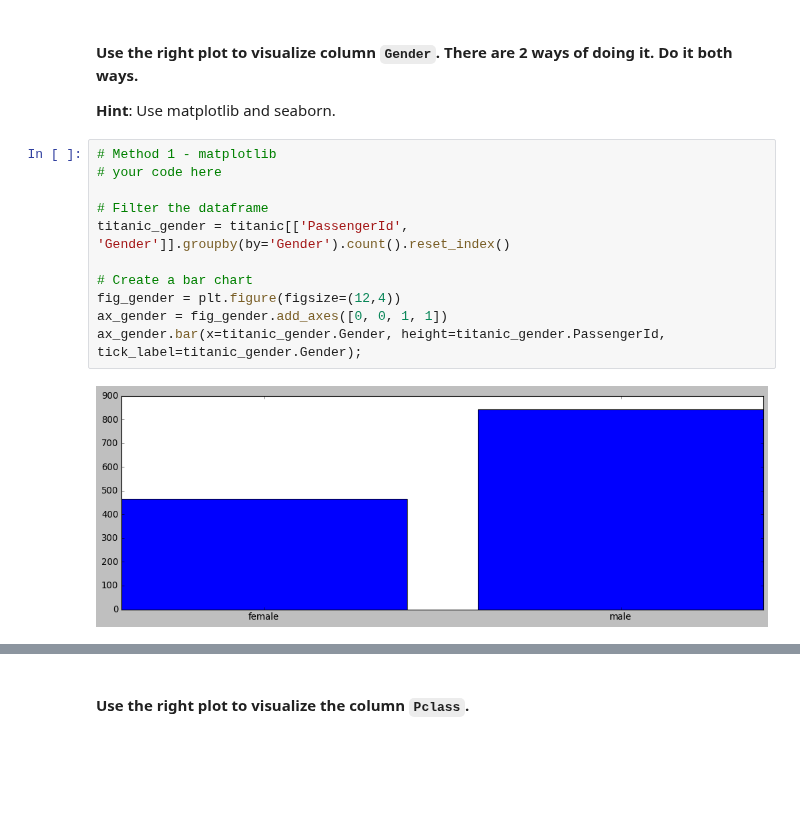
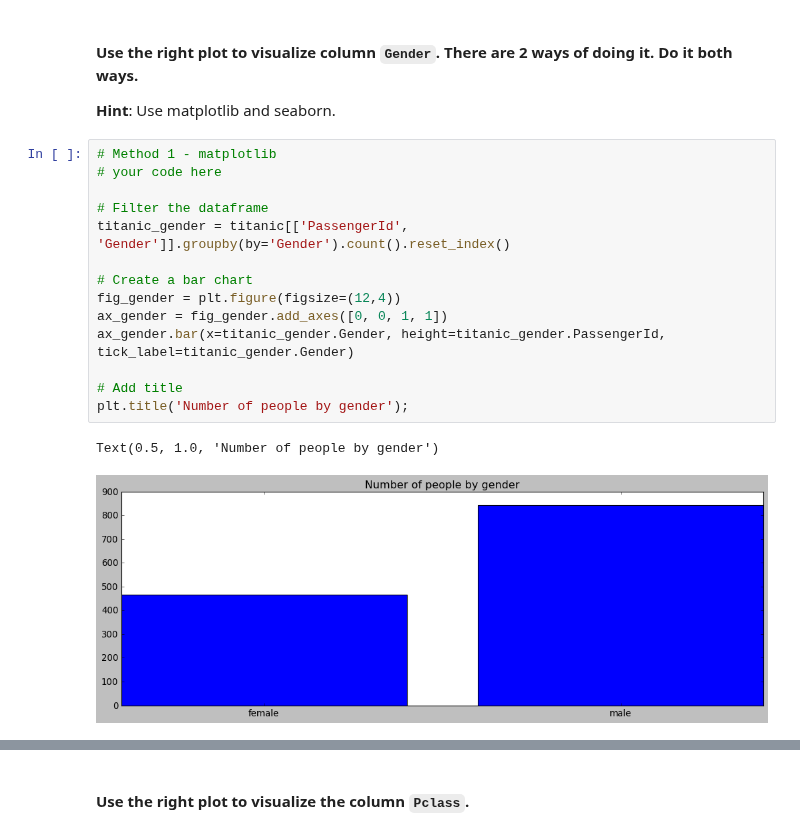
Before and after one commit to gabrielanakasato/ironhack-daft, a Jupyter notebook: labs/lab-w04/05-matplotlib-seaborn/your-code/main.ipynb, the cells around one changed output, grey strips where cells are left out. Cells and saved outputs as stored; diff of their text form; blank space fills up the shorter version.

```diff
--- a/labs/lab-w04/05-matplotlib-seaborn/your-code/main.ipynb
+++ b/labs/lab-w04/05-matplotlib-seaborn/your-code/main.ipynb
@@ -332,16 +357,20 @@ sns.distplot(titanic['Age']);
 # %%
 # Method 1 - matplotlib
 # your code here
 
 # Filter the dataframe
 titanic_gender = titanic[['PassengerId', 'Gender']].groupby(by='Gender').count().reset_index()
 
 # Create a bar chart
 fig_gender = plt.figure(figsize=(12,4))
 ax_gender = fig_gender.add_axes([0, 0, 1, 1])
-ax_gender.bar(x=titanic_gender.Gender, height=titanic_gender.PassengerId, tick_label=titanic_gender.Gender);
+ax_gender.bar(x=titanic_gender.Gender, height=titanic_gender.PassengerId, tick_label=titanic_gender.Gender)
+
+# Add title
+plt.title('Number of people by gender');
 # %% [output]
+Text(0.5, 1.0, 'Number of people by gender')
-[figure, old version]
+[figure, new version]
 # %%
 # Method 2 - seaborn
 # your code here
```
Also changed, not shown: parts of 28 cells of this notebook, 3 other files.
